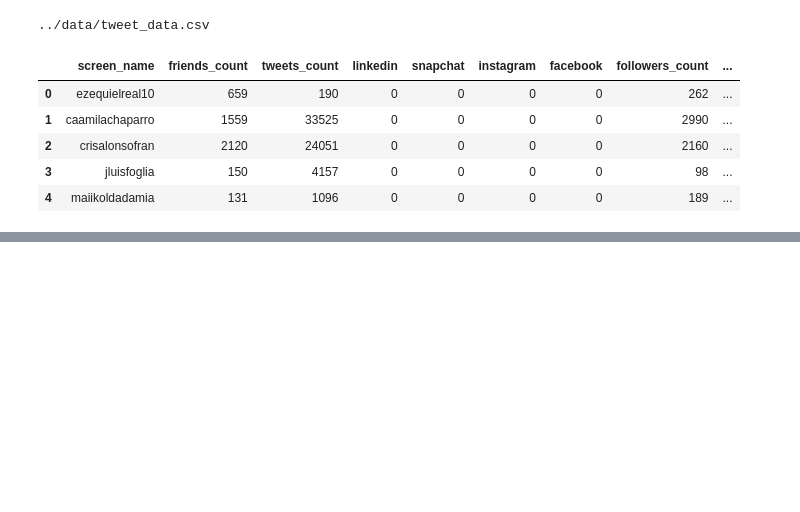
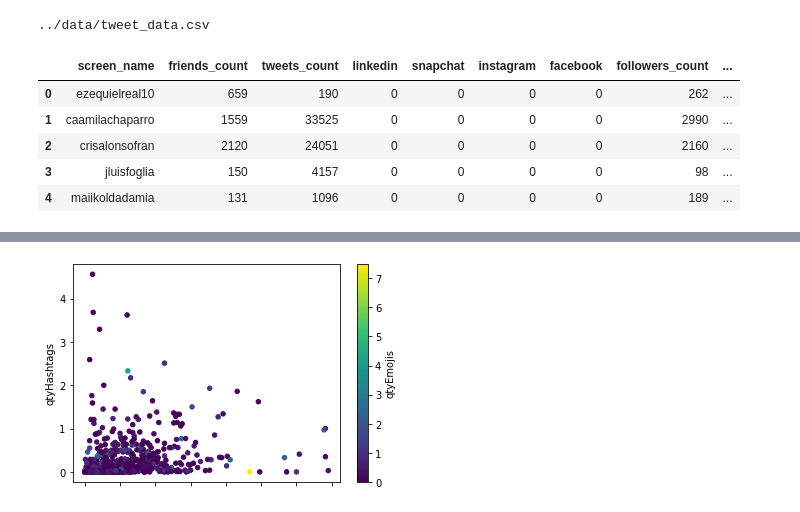
Before and after one commit to LucianoRufo/ObligatorioMachineLearning, a Jupyter notebook: src/agepredictor.ipynb, the cells around one changed output, grey strips where cells are left out. Drawn from its saved outputs; the diff is of its cells as text; code cells hidden in the pictures; blank space fills up the shorter version.

```diff
--- a/src/agepredictor.ipynb
+++ b/src/agepredictor.ipynb
@@ -24,0 +38,7 @@ tweet_data.head()
+# %%
+scatter = tweet_data.plot.scatter(x='qtyMentions',
+                      y='qtyHashtags',
+                      c='qtyEmojis',
+                      colormap='viridis')
+# %% [output]
+[figure, added]
```
Also changed, not shown: parts of 4 cells of this notebook.
